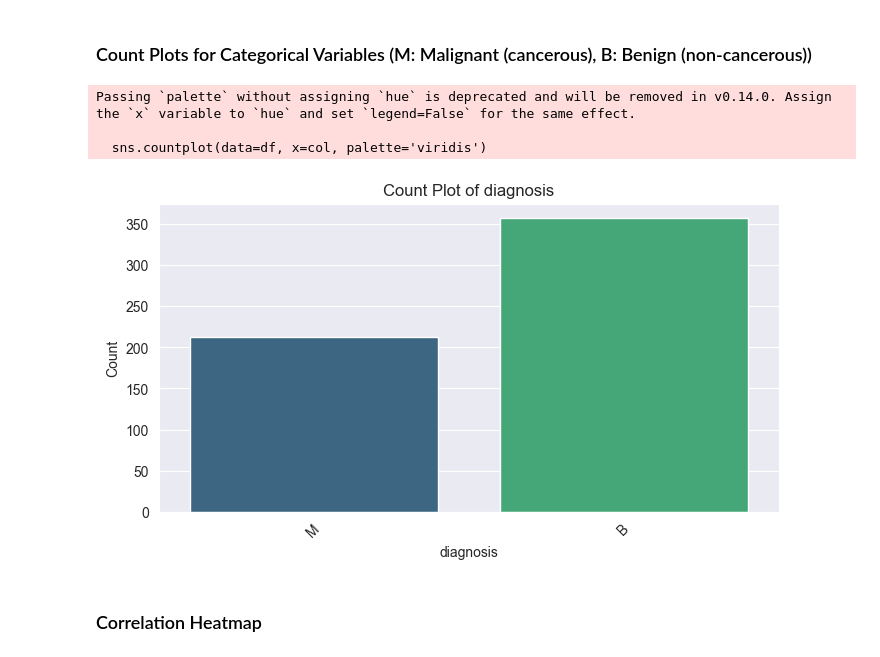
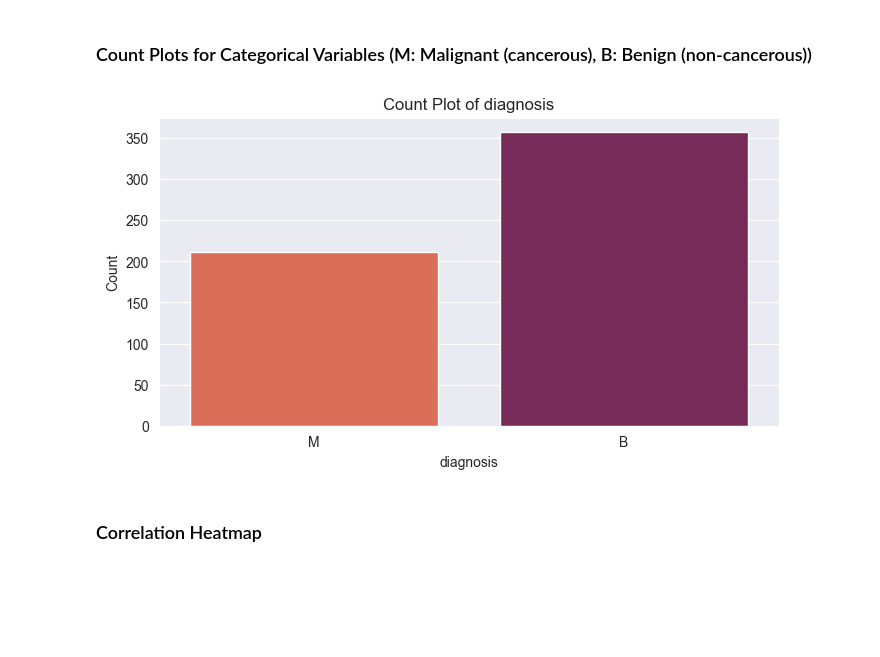
Before and after one commit to MerMer12345/DataScienceCancerDataset, a Jupyter notebook: EDA.ipynb, the cells around one changed output. Saved outputs shown, nothing was run; the diff lists cells and outputs as text; code cells hidden in the pictures; blank space fills up the shorter version.

```diff
--- a/EDA.ipynb
+++ b/EDA.ipynb
@@ -37,15 +38,23 @@ max          0.663800                 0.207500
 # %% [markdown]
 ### Distribution of Numeric Features
 # %%
-numeric_df = df.select_dtypes(include=['number'])
-if not numeric_df.empty:
-    for col in numeric_df.columns:
-        plt.figure(figsize=(8, 4))
-        sns.histplot(df[col], kde=True, bins=30, color='blue')
-        plt.title(f'Distribution of {col}')
-        plt.xlabel(col)
-        plt.ylabel('Frequency')
-        plt.show()
-else:
-    print("No numeric features available for plotting distributions.")
+X = df.drop(columns=['diagnosis'])
+y = df['diagnosis'].astype('category').cat.codes  # Encoding diagnosis if not numeric
+mi = mutual_info_classif(X, y, discrete_features=False)
+
+# Create a DataFrame for mutual information scores
+mi_df = pd.DataFrame({'Feature': X.columns, 'MI_Score': mi})
+mi_df = mi_df.sort_values(by='MI_Score', ascending=False)
+
+# Filter top 10 most relevant features
+top_features = mi_df.head(5)['Feature']
+
+# Plot distributions for the top features
+for col in top_features:
+    plt.figure(figsize=(8, 4))
+    sns.histplot(df[col], kde=True, bins=30, color='blue')
+    plt.title(f'Distribution of {col}')
+    plt.xlabel(col)
+    plt.ylabel('Frequency')
+    plt.show()
 # %% [output]
@@ -67,22 +68,18 @@ else:
 # %%
 categorical_df = df.select_dtypes(include=['object'])
 if not categorical_df.empty:
     for col in categorical_df.columns:
         plt.figure(figsize=(8, 4))
         # Set hue=None to avoid the warning
-        sns.countplot(data=df, x=col, palette='viridis')
+        sns.countplot(data=df, x=col, hue=col, palette='rocket_r', legend=False)
         plt.title(f'Count Plot of {col}')
         plt.xlabel(col)
         plt.ylabel('Count')
-        plt.xticks(rotation=45)
         plt.show()
 else:
     print("No categorical features available for count plots.")
 # %% [output]
-Passing `palette` without assigning `hue` is deprecated and will be removed in v0.14.0. Assign the `x` variable to `hue` and set `legend=False` for the same effect.
-
-  sns.countplot(data=df, x=col, palette='viridis')
-[figure, old version]
+[figure, new version]
 # %% [markdown]
 ### Correlation Heatmap
 # %%
```
Also changed, not shown: parts of 3 cells of this notebook.
